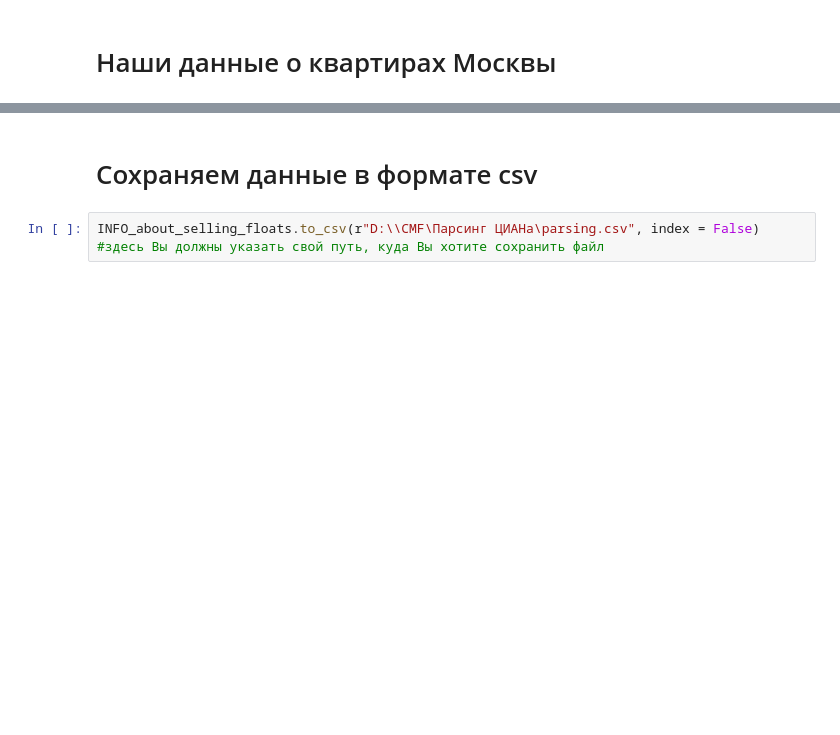
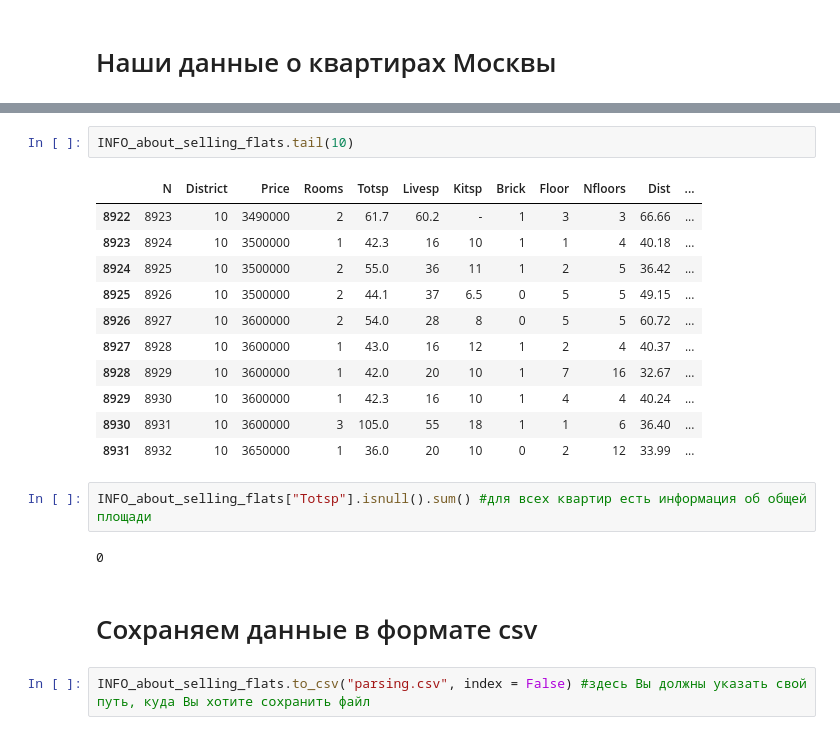
Before and after one commit to kotikkonstantin/CIAN, a Jupyter notebook: CMF_CIAN_parser.ipynb, the cells around one changed output, grey strips where cells are left out. Saved outputs shown, nothing was run; the diff lists cells and outputs as text; blank space fills up the shorter version.

```diff
--- a/CMF_CIAN_parser.ipynb
+++ b/CMF_CIAN_parser.ipynb
@@ -882,4 +827,22 @@ INFO_about_selling_floats
+# %%
+INFO_about_selling_flats.tail(10)
+# %% [output]
+|  | N | District | Price | Rooms | Totsp | Livesp | Kitsp | Brick | Floor | Nfloors | Dist | ... |
+| 8922 | 8923 | 10 | 3490000 | 2 | 61.7 | 60.2 | - | 1 | 3 | 3 | 66.66 | ... |
+| 8923 | 8924 | 10 | 3500000 | 1 | 42.3 | 16 | 10 | 1 | 1 | 4 | 40.18 | ... |
+| 8924 | 8925 | 10 | 3500000 | 2 | 55.0 | 36 | 11 | 1 | 2 | 5 | 36.42 | ... |
+| 8925 | 8926 | 10 | 3500000 | 2 | 44.1 | 37 | 6.5 | 0 | 5 | 5 | 49.15 | ... |
+| 8926 | 8927 | 10 | 3600000 | 2 | 54.0 | 28 | 8 | 0 | 5 | 5 | 60.72 | ... |
+| 8927 | 8928 | 10 | 3600000 | 1 | 43.0 | 16 | 12 | 1 | 2 | 4 | 40.37 | ... |
+| 8928 | 8929 | 10 | 3600000 | 1 | 42.0 | 20 | 10 | 1 | 7 | 16 | 32.67 | ... |
+| 8929 | 8930 | 10 | 3600000 | 1 | 42.3 | 16 | 10 | 1 | 4 | 4 | 40.24 | ... |
+| 8930 | 8931 | 10 | 3600000 | 3 | 105.0 | 55 | 18 | 1 | 1 | 6 | 36.40 | ... |
+| 8931 | 8932 | 10 | 3650000 | 1 | 36.0 | 20 | 10 | 0 | 2 | 12 | 33.99 | ... |
+# %%
+INFO_about_selling_flats["Totsp"].isnull().sum() #для всех квартир есть информация об общей площади
+# %% [output]
+0
 # %% [markdown]
 # Cохраняем данные в формате сsv
 # %%
-INFO_about_selling_floats.to_csv(r"D:\\CMF\Парсинг ЦИАНа\parsing.csv", index = False) #здесь Вы должны указать свой путь, куда Вы хотите сохранить файл
+INFO_about_selling_flats.to_csv("parsing.csv", index = False) #здесь Вы должны указать свой путь, куда Вы хотите сохранить файл
```
Also changed, not shown: parts of 53 cells of this notebook.
